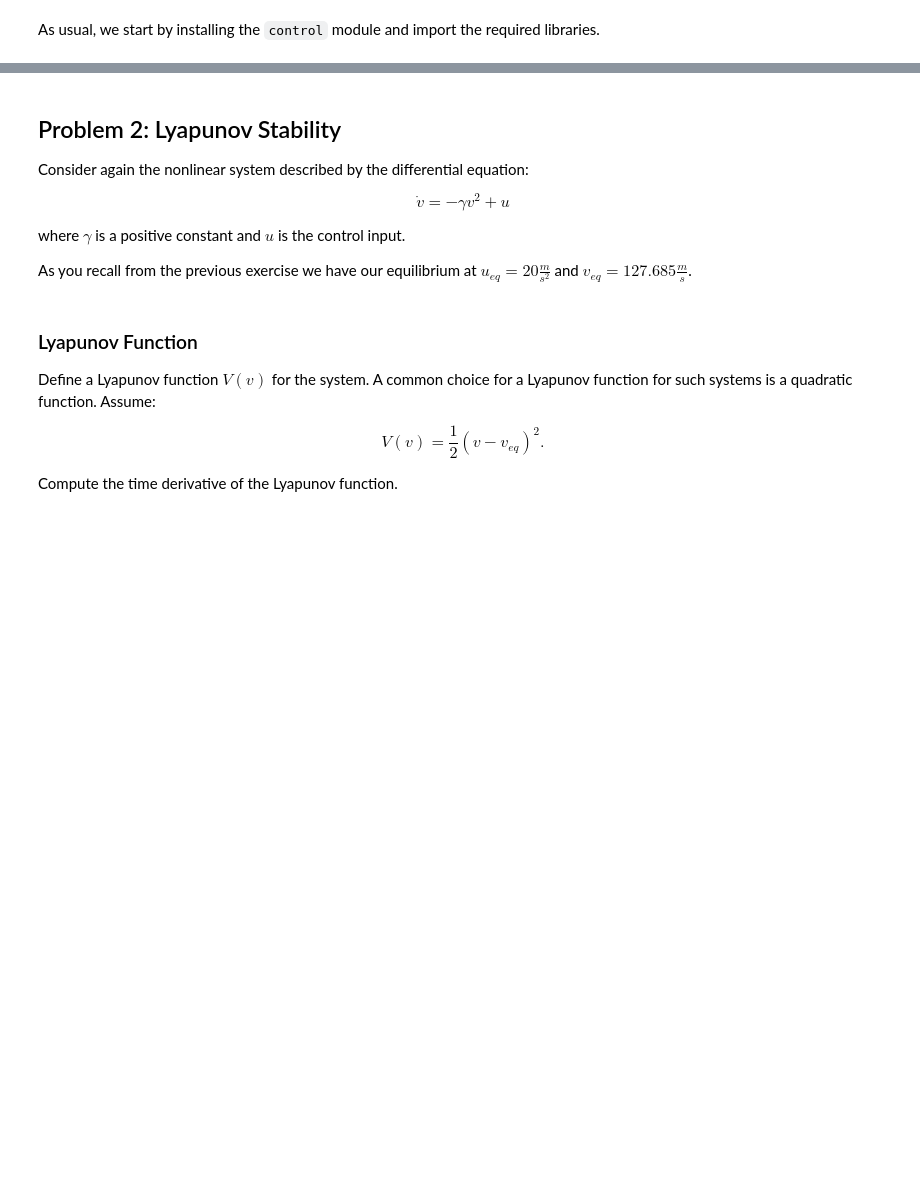
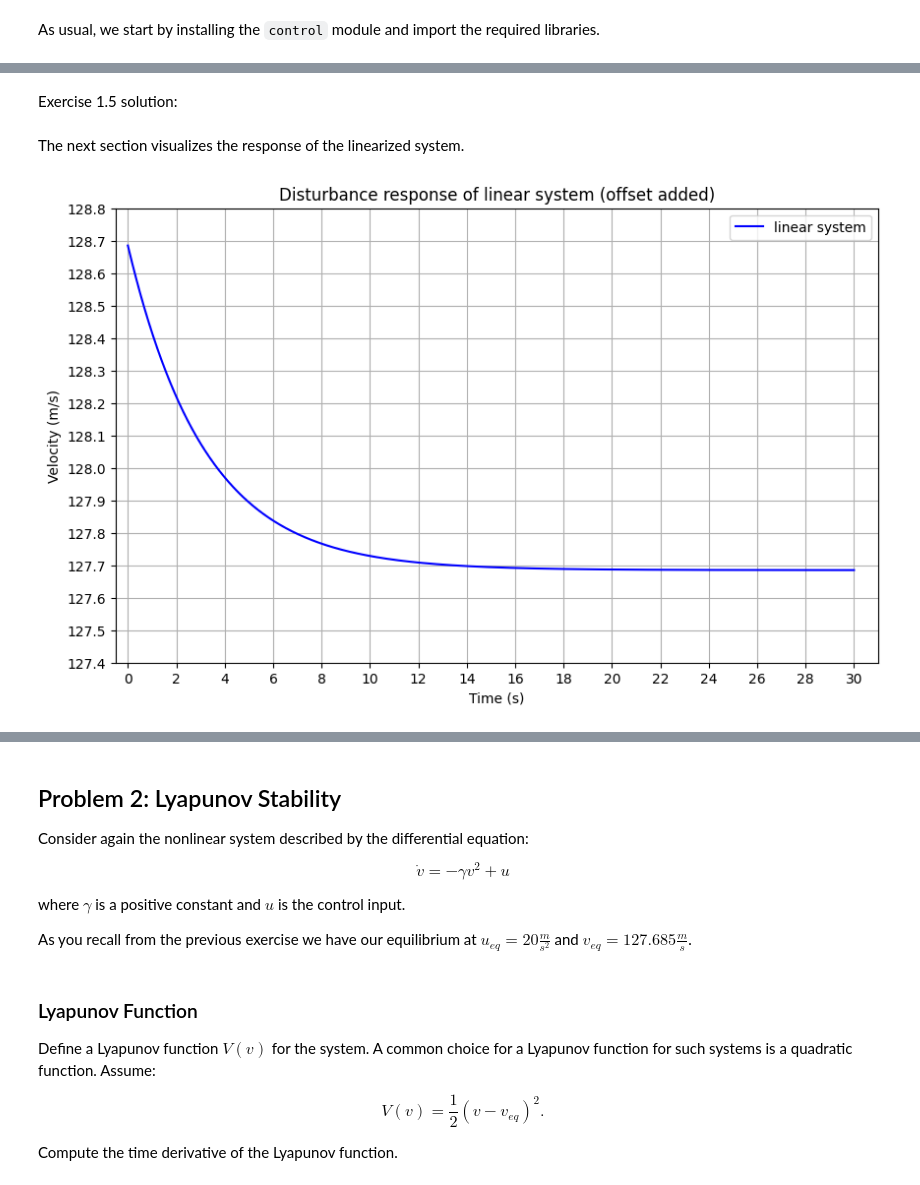
Before and after one commit to idsc-frazzoli/CS2-2024-notebooks, a Jupyter notebook: ps11-NLC1/cs_2024_ps11_NLC1.ipynb, the cells around one changed output, grey strips where cells are left out. Drawn from its saved outputs; the diff is of its cells as text; code cells hidden in the pictures; blank space fills up the shorter version.

```diff
--- a/ps11-NLC1/cs_2024_ps11_NLC1.ipynb
+++ b/ps11-NLC1/cs_2024_ps11_NLC1.ipynb
@@ -38,0 +144,6 @@ import matplotlib.pyplot as plt
+# %%
+# Solution
+v_eq,u_eq,y_eq = ct.find_eqpt(sys, [0.01], [20], return_y=True)
+
+print("Input acceleration u_eq =", u_eq[0], "m/s^2")
+print("Stagnation speed v_eq =", v_eq[0],"m/s")
@@ -38,0 +179,9 @@ import matplotlib.pyplot as plt
+# %%
+# linearize the system
+linearized_sys = ct.linearize(sys,[v_eq],[u_eq])
+
+# Evaluate system A matrix
+A_matrix = linearized_sys.A
+
+# Print system A matrix
+print(A_matrix)
@@ -38,0 +211,31 @@ import matplotlib.pyplot as plt
+# %% [markdown]
+Exercise 1.5 solution:
+# %%
+#Define parameters for the simulation
+t_1 = np.linspace(0, 30, 3000)
+delta_v = 1
+delta_u = 0
+
+#simulate the input-output response of the linearized system
+t_out, delta_y_out = ct.input_output_response(linearized_sys, T=t_1, U=delta_u, X0=delta_v)
+
+# This adds the offset to the linearized system
+v = delta_y_out + v_eq
+# %% [markdown]
+The next section visualizes the response of the linearized system.
+# %%
+# Plot the response
+plt.figure(figsize=(10, 6))
+plt.grid(True)
+plt.title('Disturbance response of linear system (offset added)')
+plt.plot(t_out, v, label='linear system', color='blue')
+plt.xticks(np.linspace(0, 30, 16))
+plt.yticks(np.linspace(127,129,21))
+plt.ylim(127.4,128.8)
+plt.xlim(-0.5,31)
+plt.xlabel('Time (s)')
+plt.ylabel('Velocity (m/s)')
+plt.legend()
+plt.show()
+# %% [output]
+[figure, added]
```
Also changed, not shown: parts of 26 cells of this notebook, 1 other file.
